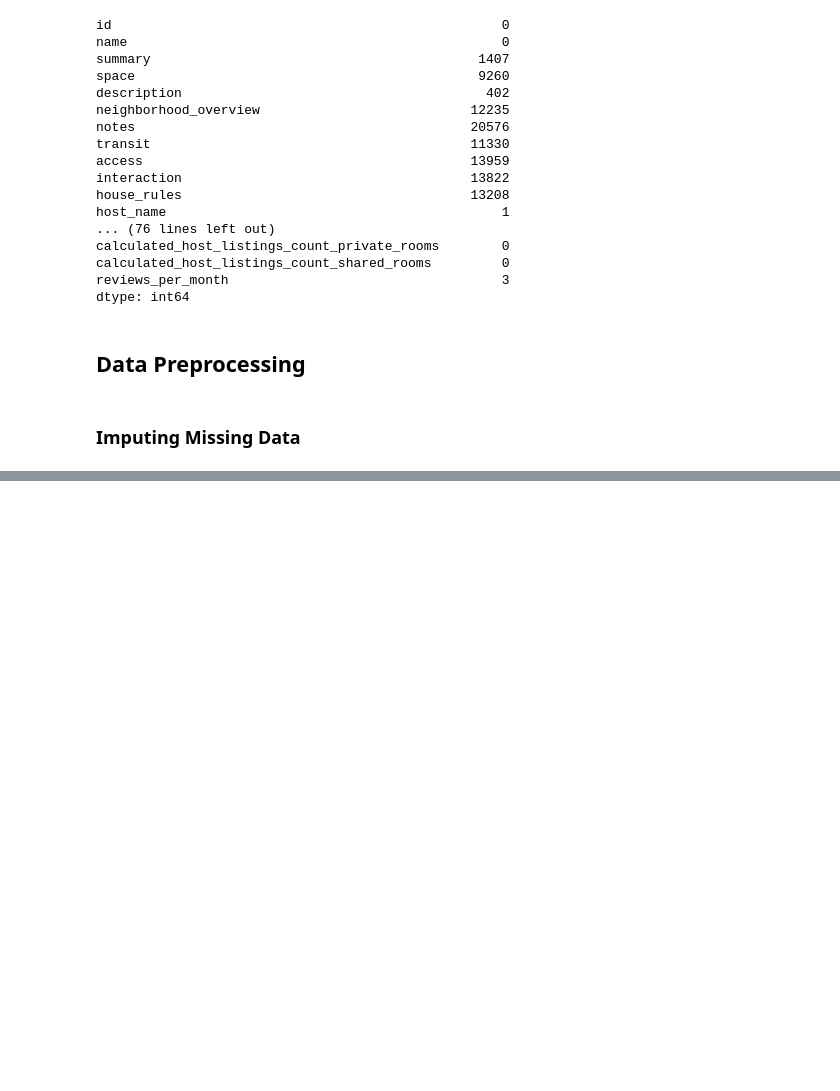
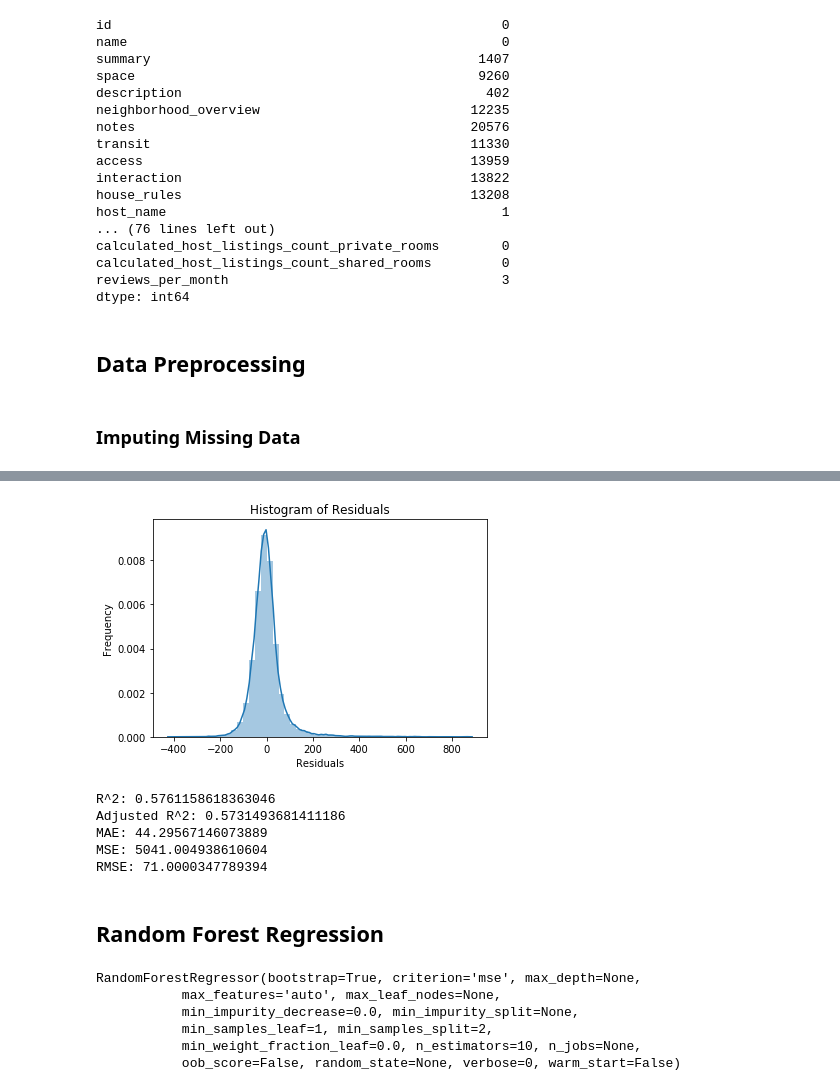
Before and after one commit to shreayan98c/Rental-Price, a Jupyter notebook: prediction.ipynb, the cells around one changed output, grey strips where cells are left out. Cells and saved outputs as stored; diff of their text form; code cells hidden in the pictures; blank space fills up the shorter version.

```diff
--- a/prediction.ipynb
+++ b/prediction.ipynb
@@ -267,0 +345,9 @@ dtype: object
+# %%
+# Checking Normality of errors
+sns.distplot(y_train-y_pred)
+plt.title("Histogram of Residuals")
+plt.xlabel("Residuals")
+plt.ylabel("Frequency")
+plt.show()
+# %% [output]
+[figure, added]
@@ -267,0 +357,32 @@ dtype: object
+# %%
+# Model Evaluation
+acc_linreg = metrics.r2_score(y_test, y_test_pred)
+print('R^2:', acc_linreg)
+print('Adjusted R^2:',1 - (1-metrics.r2_score(y_test, y_test_pred))*(len(y_test)-1)/(len(y_test)-X_test.shape[1]-1))
+print('MAE:',metrics.mean_absolute_error(y_test, y_test_pred))
+print('MSE:',metrics.mean_squared_error(y_test, y_test_pred))
+print('RMSE:',np.sqrt(metrics.mean_squared_error(y_test, y_test_pred)))
+# %% [output]
+R^2: 0.5761158618363046
+Adjusted R^2: 0.5731493681411186
+MAE: 44.29567146073889
+MSE: 5041.004938610604
+RMSE: 71.0000347789394
+# %% [markdown]
+## Random Forest Regression
+# %%
+# Import Random Forest Regressor
+from sklearn.ensemble import RandomForestRegressor
+
+# Create a Random Forest Regressor
+reg = RandomForestRegressor()
+
+# Train the model using the training sets
+reg.fit(X_train, y_train)
+# %% [output]
+RandomForestRegressor(bootstrap=True, criterion='mse', max_depth=None,
+           max_features='auto', max_leaf_nodes=None,
+           min_impurity_decrease=0.0, min_impurity_split=None,
+           min_samples_leaf=1, min_samples_split=2,
+           min_weight_fraction_leaf=0.0, n_estimators=10, n_jobs=None,
+           oob_score=False, random_state=None, verbose=0, warm_start=False)
```
Also changed, not shown: parts of 47 cells of this notebook.
